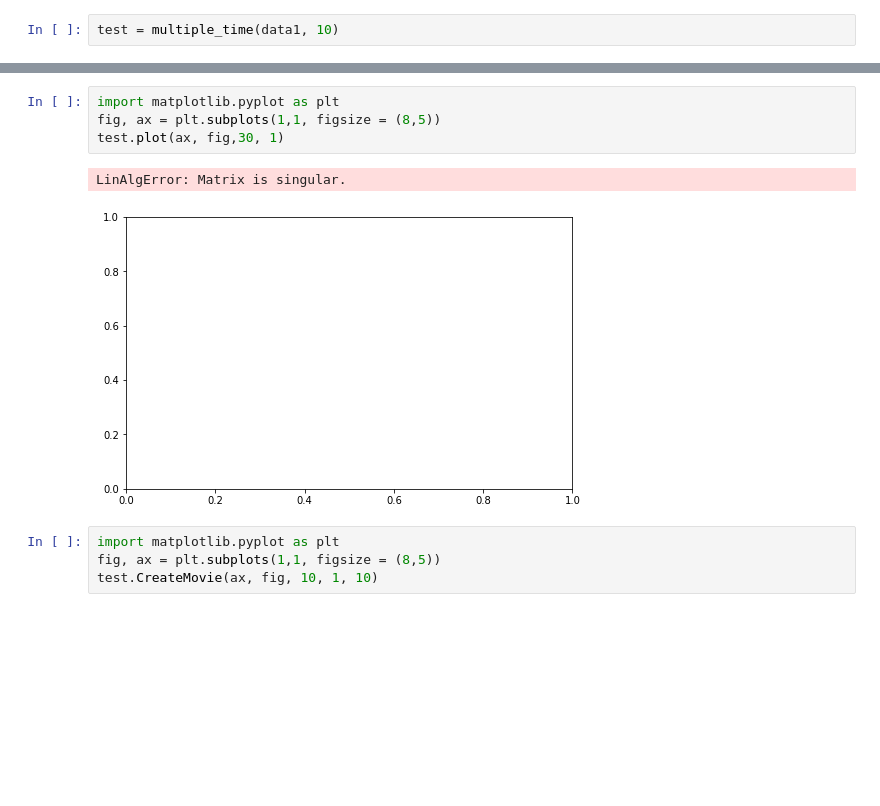
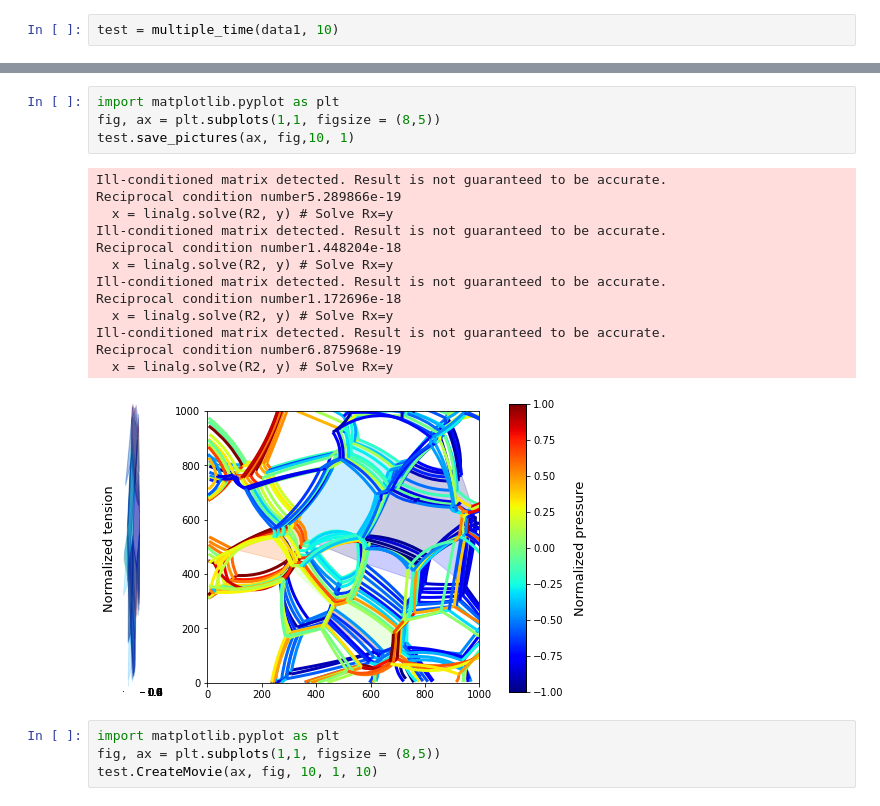
Before and after one commit to AllenCellModeling/DLITE, a Jupyter notebook: notebooks/Concise_format.ipynb, the cells around one changed output, grey strips where cells are left out. Cells and saved outputs as stored; diff of their text form; blank space fills up the shorter version.

```diff
--- a/notebooks/Concise_format.ipynb
+++ b/notebooks/Concise_format.ipynb
@@ -15,10 +26,21 @@ test = multiple_time(data1, 10)
 # %%
 import matplotlib.pyplot as plt
 fig, ax = plt.subplots(1,1, figsize = (8,5))
-test.plot(ax, fig,30, 1)
+test.save_pictures(ax, fig,10, 1)
 # %% [output]
-LinAlgError: Matrix is singular.
+Ill-conditioned matrix detected. Result is not guaranteed to be accurate.
+Reciprocal condition number5.289866e-19
+  x = linalg.solve(R2, y) # Solve Rx=y
+Ill-conditioned matrix detected. Result is not guaranteed to be accurate.
+Reciprocal condition number1.448204e-18
+  x = linalg.solve(R2, y) # Solve Rx=y
+Ill-conditioned matrix detected. Result is not guaranteed to be accurate.
+Reciprocal condition number1.172696e-18
+  x = linalg.solve(R2, y) # Solve Rx=y
+Ill-conditioned matrix detected. Result is not guaranteed to be accurate.
+Reciprocal condition number6.875968e-19
+  x = linalg.solve(R2, y) # Solve Rx=y
-[figure, old version]
+[figure, new version]
 # %%
 import matplotlib.pyplot as plt
 fig, ax = plt.subplots(1,1, figsize = (8,5))
```
Also changed, not shown: parts of 2 cells of this notebook, 4 other files.
